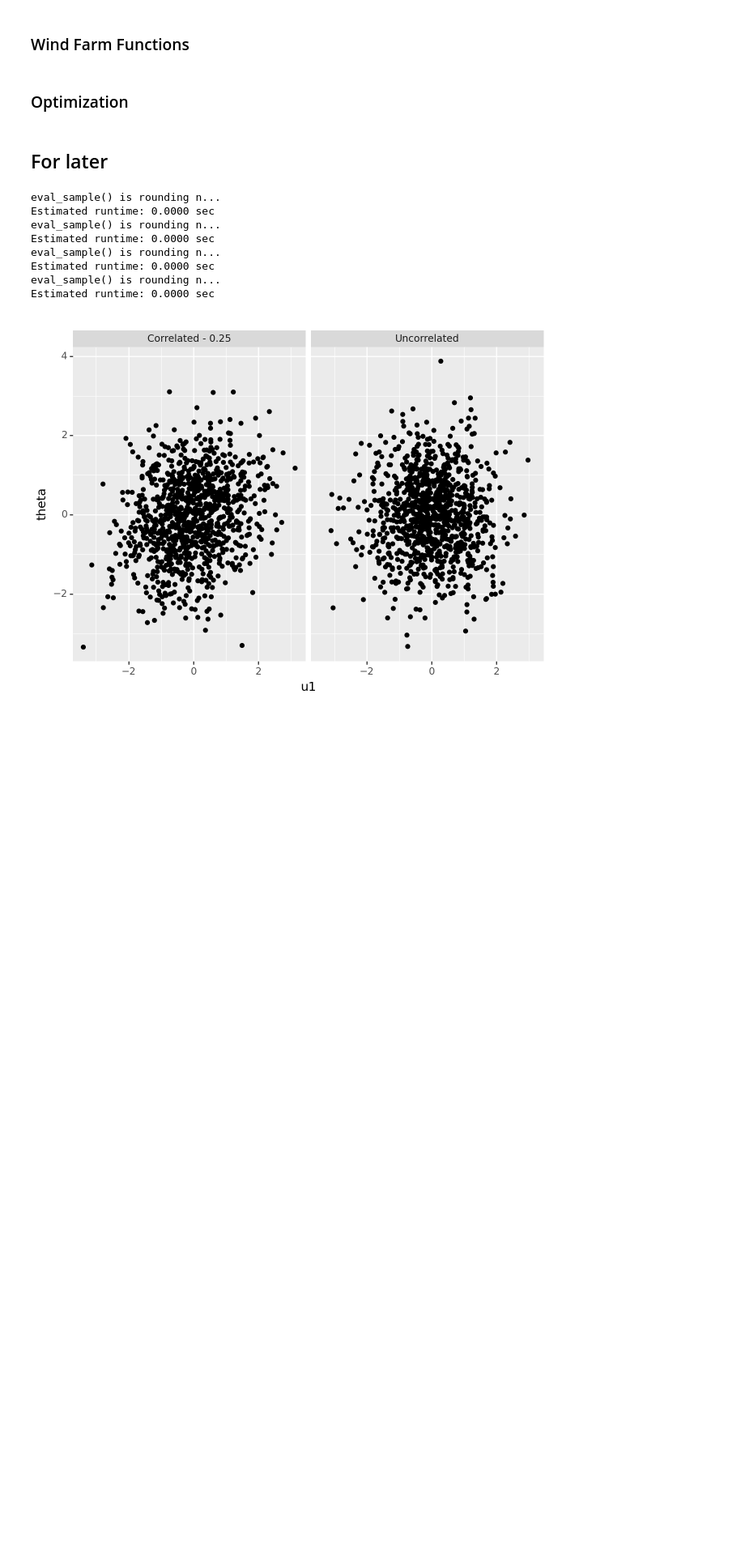
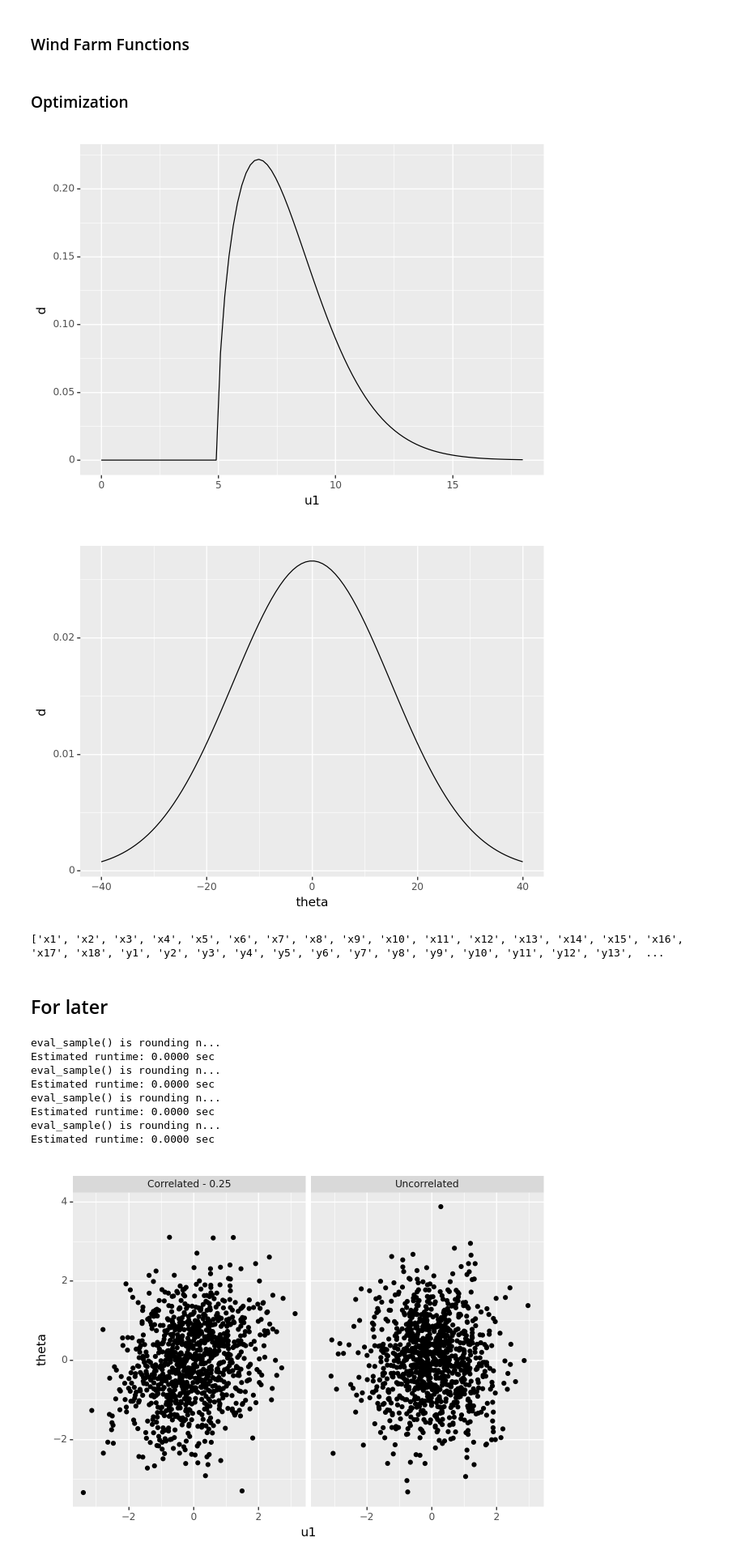
Before and after one commit to amineeva/PDO, a Jupyter notebook: final_project/optimization.ipynb, the cells around one changed output. Shown at 81% size. Cells and saved outputs as stored; diff of their text form; code cells hidden in the pictures; blank space fills up the shorter version.

Commit message:
Post-ZDR meeting, model format figured out

```diff
--- a/final_project/optimization.ipynb
+++ b/final_project/optimization.ipynb
@@ -22,3 +53,39 @@ from grama.models import make_prlc_rand
+# %%
+marg_u1 = gr.marg_mom("weibull_min", mean=8, sd=2, skew=1)
+marg_theta = gr.marg_mom("norm", mean=0, sd = 15)
+# marg_kw = gr.marg_mom("uniform", loc = 0.04,)
+# kw=dict(dist="uniform", loc=0.04, scale=0.035)
+
+plot1 = (
+    gr.df_make(u1=gr.linspace(0, 18, 100))
+    >> gr.tf_mutate(d=marg_u1.d(DF.u1))
+
+    >> gr.ggplot(gr.aes("u1", "d"))
+    + gr.geom_line()
+)
+
+plot2 = (
+    gr.df_make(theta=gr.linspace(-40, 40, 100))
+    >> gr.tf_mutate(d=marg_theta.d(DF.theta))
+
+    >> gr.ggplot(gr.aes("theta", "d"))
+    + gr.geom_line()
+)
+
+# plot2 = (
+#     gr.df_make(theta=gr.linspace(-40, 40, 100))
+#     >> gr.tf_mutate(d=marg_theta.d(DF.theta))
+
+#     >> gr.ggplot(gr.aes("theta", "Probability Density"))
+#     + gr.geom_line()
+# )
+
+print(plot1)
+print(plot2)
+# print(plot3)
+# %% [output]
+[figure, added]
+[figure, added]
 # %%
 # Define random variable marginals - need to visualize these
 marginals = gr.cp_marginals(
@@ -36,19 +108,36 @@ df_corr = pd.DataFrame({
 
 copula = gr.cp_copula_gaussian(df_corr=df_corr)
 # %%
-# Building the Model!!!
+# Build list of variable names (copy and paster into 'var' field in model def)
+N = 18
+var_names = (
+    ["u", "theta", "kw"] +
+    [f"x{i+1}" for i in range(N)] +
+    [f"y{i+1}" for i in range(N)]
+print(var_names)
 
-md = (
-    gr.Model("windfarm")
-    >> gr.cp_function(fun=windfarm_model)
-    >> marginals
-    >> copula
-)
-
-# Defining design vars
+# Defining design variable available values (bounds)
 bounds = {}
 for i in range(18):
     bounds[f"x{i+1}"] = (0, 1000)
     bounds[f"y{i+1}"] = (0, 500)
 
-md = md >> gr.cp_bounds(**bounds)
+
+# Building the Model!!!
+md_windfarm = (
+    gr.Model("Wind Farm")
+    >> gr.cp_function(
+        fun = windfarm_model,
+        var=var_names,
+        out=["P_total", "g1_2", "g1_3"] # return the pairwise distances between each turbine
+    )
+    >> marginals # references marginals definitions above
+    >> copula # references copula definition above
+    >> gr.cp_bounds(**bounds) # constrains options for design variables
+)
+
+# will need to pass the pairwise distance output to gr.ev_min as constraints -> also optimize for -P_total
+
+md_windfarm
+# %% [output]
+['x1', 'x2', 'x3', 'x4', 'x5', 'x6', 'x7', 'x8', 'x9', 'x10', 'x11', 'x12', 'x13', 'x14', 'x15', 'x16', 'x17', 'x18', 'y1', 'y2', 'y3', 'y4', 'y5', 'y6', 'y7', 'y8', 'y9', 'y10', 'y11', 'y12', 'y13',  ...
```
Also changed, not shown: parts of 6 cells of this notebook, 2 other files.
